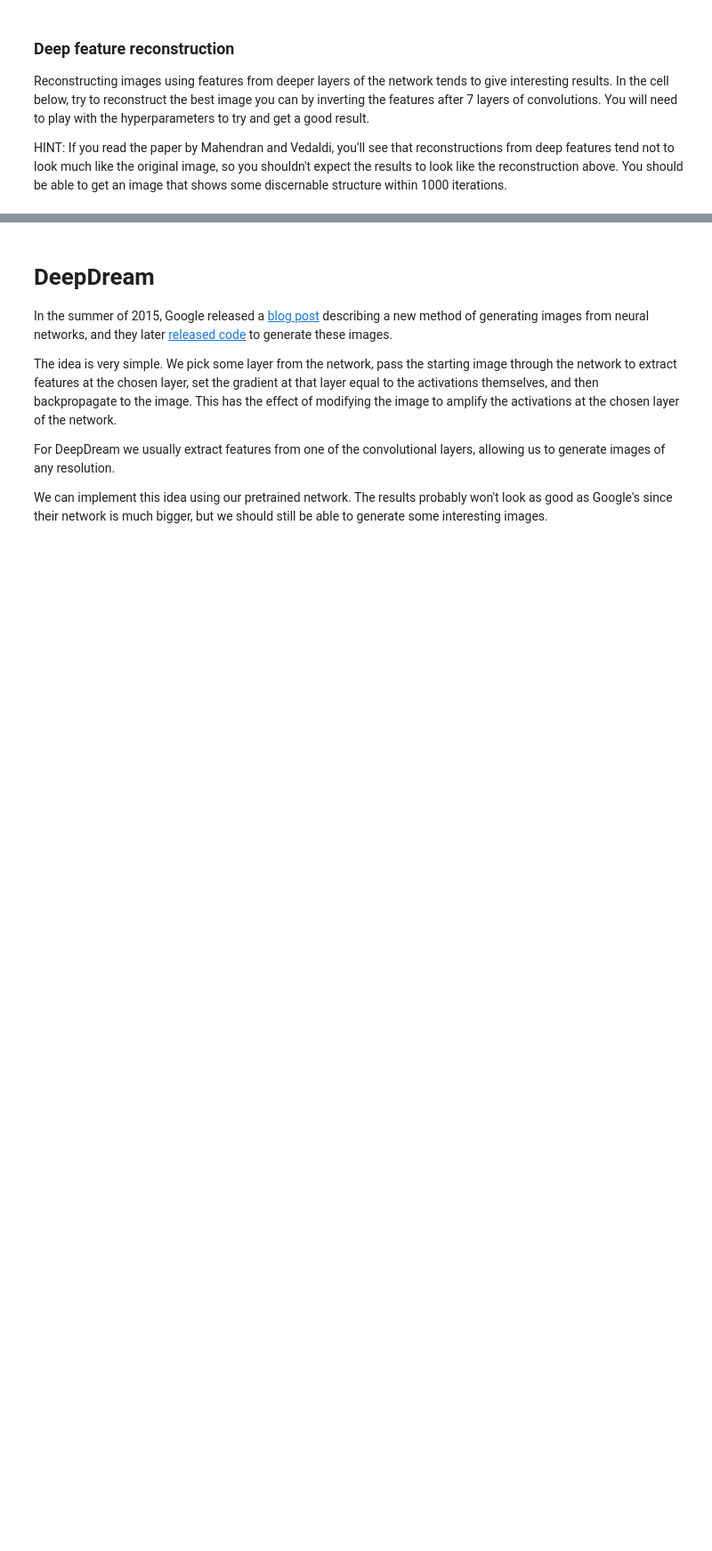
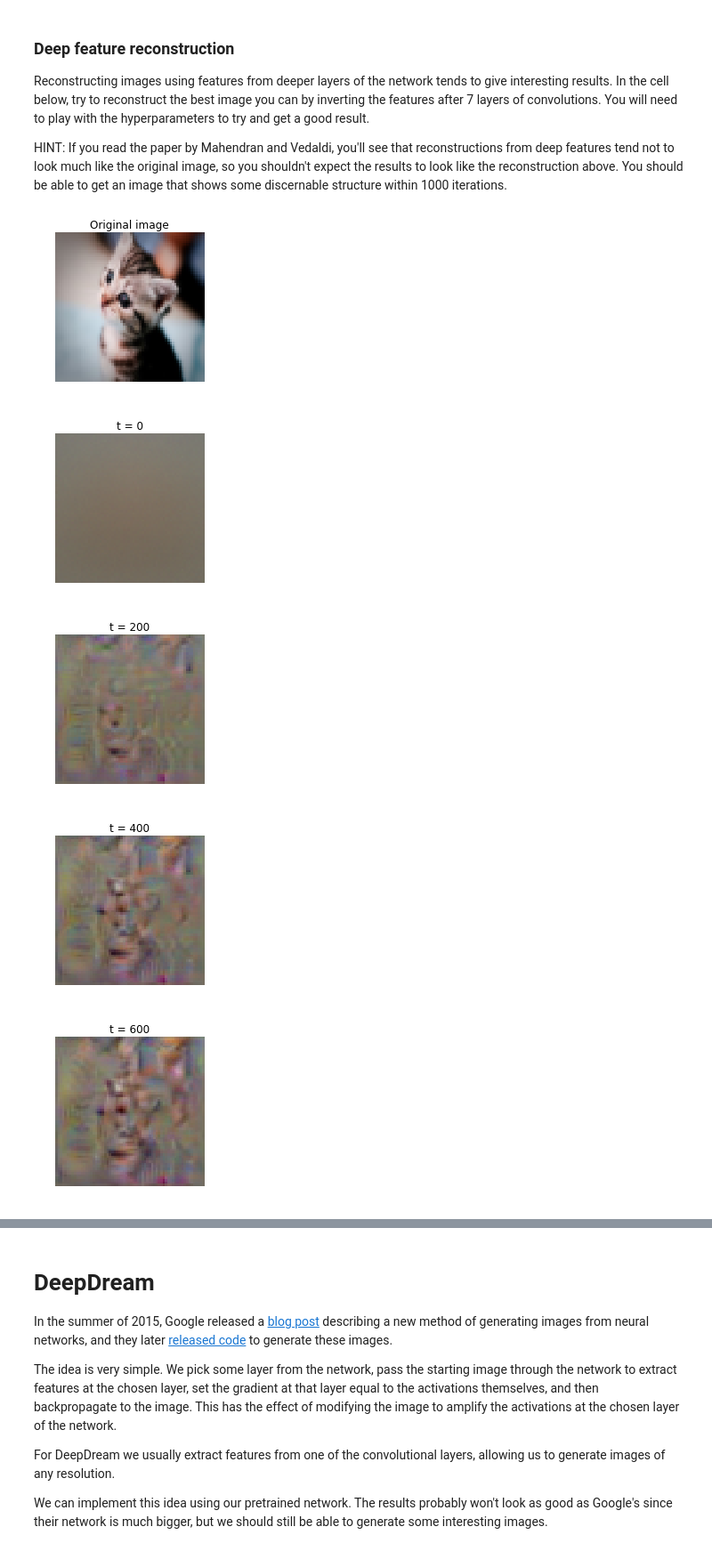
Before and after one commit to matk86/cs231n, a Jupyter notebook: assignment3/ImageGeneration.ipynb, the cells around one changed output, grey strips where cells are left out. Shown at 89% size. Saved outputs shown, nothing was run; the diff lists cells and outputs as text; code cells hidden in the pictures; blank space fills up the shorter version.

```diff
--- a/assignment3/ImageGeneration.ipynb
+++ b/assignment3/ImageGeneration.ipynb
@@ -85,15 +91,21 @@ def create_class_visualization(target_y, model, **kwargs):
     X = np.roll(np.roll(X, ox, -1), oy, -2)
 
     dX = None
+
+    N, _, H, W = X.shape
+    scores, cache = model.forward(X, mode="test")
+    #while scores[0].argmax() != target_y:
+    dscores = np.zeros(scores.shape)
+    dscores[range(N), target_y] += 1
+    dX, grads = model.backward(dscores, cache)
+    dX +=  2 * l2_reg * X
+    X += learning_rate * dX
+    #scores, cache = model.forward(X, mode="test")
     ############################################################################
-    # TODO: Compute the image gradient dX of the image with respect to the     #
+    # Compute the image gradient dX of the image with respect to the     #
     # target_y class score. This should be similar to the fooling images. Also #
     # add L2 regularization to dX and update the image X using the image       #
     # gradient and the learning rate.                                          #
-    ############################################################################
-    pass
-    ############################################################################
-    #                             END OF YOUR CODE                             #
     ############################################################################
 
     # Undo the jitter
@@ -174,16 +192,18 @@ def invert_features(target_feats, layer, model, **kwargs):
   show_every = kwargs.pop('show_every', 50)
 
   X = np.random.randn(1, 3, 64, 64)
+  N, _, H, W = X.shape
   for t in xrange(num_iterations):
+    scores, cache = model.forward(X, mode="test", end=layer)
+    dscores = 2 * (scores - target_feats)
+    dX, grads = model.backward(dscores, cache)
+    dX +=  2 * l2_reg * X
+    X -= learning_rate * dX #/np.abs(dX).mean()
     ############################################################################
-    # TODO: Compute the image gradient dX of the reconstruction loss with      #
+    # Compute the image gradient dX of the reconstruction loss with      #
     # respect to the image. You should include L2 regularization penalizing    #
     # large pixel values in the generated image using the l2_reg parameter;    #
     # then update the generated image using the learning_rate from above.      #
-    ############################################################################
-    pass
-    ############################################################################
-    #                             END OF YOUR CODE                             #
     ############################################################################
 
     # As a regularizer, clip the image
@@ -237,28 +264,34 @@ HINT: If you read the paper by Mahendran and Vedaldi, you'll see that reconstruc
 # %%
 filename = 'kitten.jpg'
 layer = 6 # layers start from 0 so these are features after 7 convolutions
 img = imresize(imread(filename), (64, 64))
 
 plt.imshow(img)
 plt.gcf().set_size_inches(3, 3)
 plt.title('Original image')
 plt.axis('off')
 plt.show()
 
 # Preprocess the image before passing it to the network:
 # subtract the mean, add a dimension, etc
 img_pre = preprocess_image(img, data['mean_image'])
 
 # Extract features from the image
 feats, _ = model.forward(img_pre, end=layer)
 
 # Invert the features
 # You will need to play with these parameters.
 kwargs = {
   'num_iterations': 1000,
-  'learning_rate': 0,
-  'l2_reg': 0,
-  'show_every': 100,
-  'blur_every': 0,
+  'learning_rate': 5000,
+  'l2_reg': 1e-8,
+  'show_every': 200,
+  'blur_every': 10,
 }
 X = invert_features(feats, layer, model, **kwargs)
+# %% [output]
+[figure, added]
+[figure, added]
+[figure, added]
+[figure, added]
+[figure, added]
```
Also changed, not shown: parts of 6 cells of this notebook, 1 other file.
